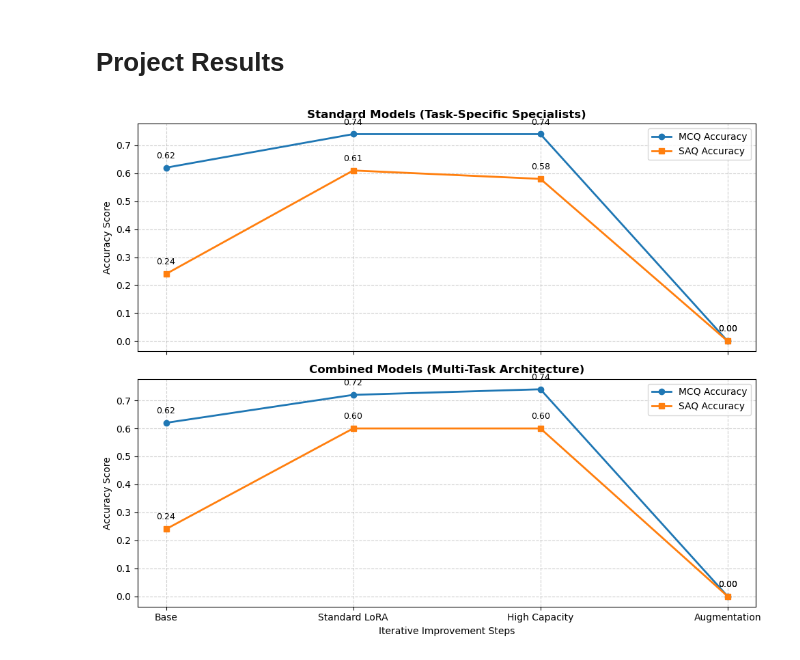
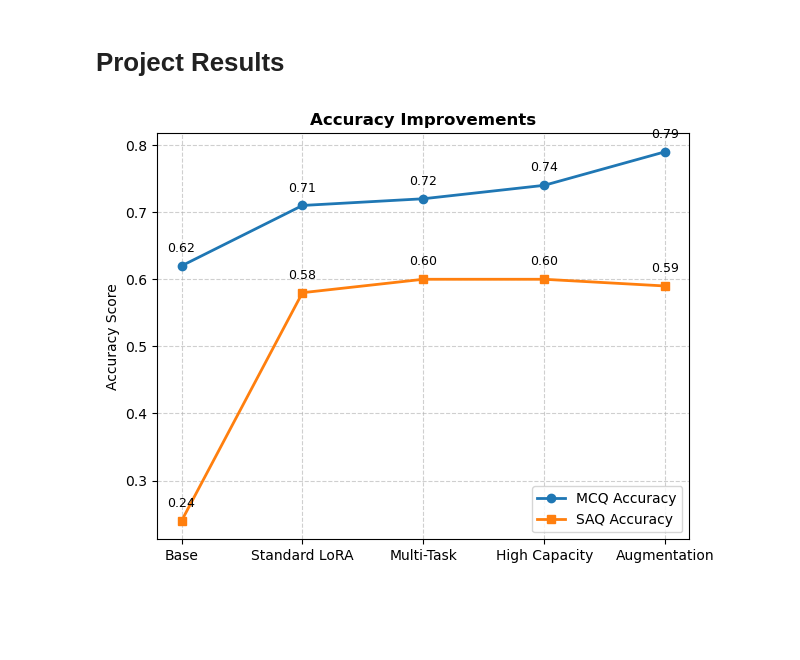
Before and after one commit to SimonFliegel/llms-project, a Jupyter notebook: report/images/results.ipynb, the cells around one changed output. Saved outputs shown, nothing was run; the diff lists cells and outputs as text; code cells hidden in the pictures; blank space fills up the shorter version.

```diff
--- a/report/images/results.ipynb
+++ b/report/images/results.ipynb
@@ -3,58 +3,45 @@
 # %%
 import matplotlib.pyplot as plt
 
 # Data
 results = {
     "base": (0.62, 0.24),
-    "ft": (0.74, 0.61),
+    "ft": (0.71, 0.58),
     "ft-combined": (0.72, 0.6),
-    "ft-expensive": (0.74, 0.58),
-    "ft-expensive-combined": (0.74, 0.6),
-    "ft-augmented": (0.0, 0.0),
-    "ft-augmented-combined": (0.0, 0.0)
+    "ft-combined-complex": (0.74, 0.6),
+    "ft-combined-augmented": (0.79, 0.59)
 }
 
-steps = ["Base", "Standard LoRA", "High Capacity", "Augmentation"]
-individual_keys = ["base", "ft", "ft-expensive", "ft-augmented"]
-combined_keys = ["base", "ft-combined", "ft-expensive-combined", "ft-augmented-combined"]
+steps = ["Base", "Standard LoRA", "Multi-Task", "High Capacity", "Augmentation"]
 
-# Extracting values
-mcq_ind = [results[k][0] for k in individual_keys]
-saq_ind = [results[k][1] for k in individual_keys]
-mcq_comb = [results[k][0] for k in combined_keys]
-saq_comb = [results[k][1] for k in combined_keys]
+mcq = [results[k][0] for k in results.keys()]
+saq = [results[k][1] for k in results.keys()]
 
-# Setup
-fig, (ax1, ax2) = plt.subplots(2, 1, figsize=(10, 8), sharex=True, sharey=True)
-
-# Plotting Task-Specific
-ax1.plot(steps, mcq_ind, marker='o', label='MCQ Accuracy', color='#1f77b4', linewidth=2)
-ax1.plot(steps, saq_ind, marker='s', label='SAQ Accuracy', color='#ff7f0e', linewidth=2)
-ax1.set_title('Standard Models (Task-Specific Specialists)', fontweight='bold')
-ax1.set_ylabel('Accuracy Score')
-ax1.grid(True, linestyle='--', alpha=0.6)
-ax1.legend()
+plt.plot(steps, mcq, marker='o', label='MCQ Accuracy', color='#1f77b4', linewidth=2)
+plt.plot(steps, saq, marker='s', label='SAQ Accuracy', color='#ff7f0e', linewidth=2)
+plt.title('Accuracy Improvements', fontweight='bold')
+plt.ylabel('Accuracy Score')
+plt.grid(True, linestyle='--', alpha=0.6)
+plt.legend()
 
 # Plotting Combined
-ax2.plot(steps, mcq_comb, marker='o', label='MCQ Accuracy', color='#1f77b4', linewidth=2)
-ax2.plot(steps, saq_comb, marker='s', label='SAQ Accuracy', color='#ff7f0e', linewidth=2)
-ax2.set_title('Combined Models (Multi-Task Architecture)', fontweight='bold')
-ax2.set_ylabel('Accuracy Score')
-ax2.set_xlabel('Iterative Improvement Steps')
-ax2.grid(True, linestyle='--', alpha=0.6)
-ax2.legend()
+# ax2.plot(steps, mcq_comb, marker='o', label='MCQ Accuracy', color='#1f77b4', linewidth=2)
+# ax2.plot(steps, saq_comb, marker='s', label='SAQ Accuracy', color='#ff7f0e', linewidth=2)
+# ax2.set_title('Combined Models (Multi-Task Architecture)', fontweight='bold')
+# ax2.set_ylabel('Accuracy Score')
+# ax2.set_xlabel('Iterative Improvement Steps')
+# ax2.grid(True, linestyle='--', alpha=0.6)
+# ax2.legend()
 
 # Annotate points
 def annotate_line(ax, data):
     for i, val in enumerate(data):
         ax.annotate(f'{val:.2f}', (i, val), textcoords="offset points", xytext=(0,10), ha='center', fontsize=9)
 
-annotate_line(ax1, mcq_ind)
-annotate_line(ax1, saq_ind)
-annotate_line(ax2, mcq_comb)
-annotate_line(ax2, saq_comb)
+annotate_line(plt.gca(), mcq)
+annotate_line(plt.gca(), saq)
 
 plt.tight_layout()
-plt.savefig('learning_curve_progression.png')
+plt.savefig('accuracy_improvements.png')
 # %% [output]
-[figure, old version]
+[figure, new version]
```
Also changed, not shown: 4 other files.
